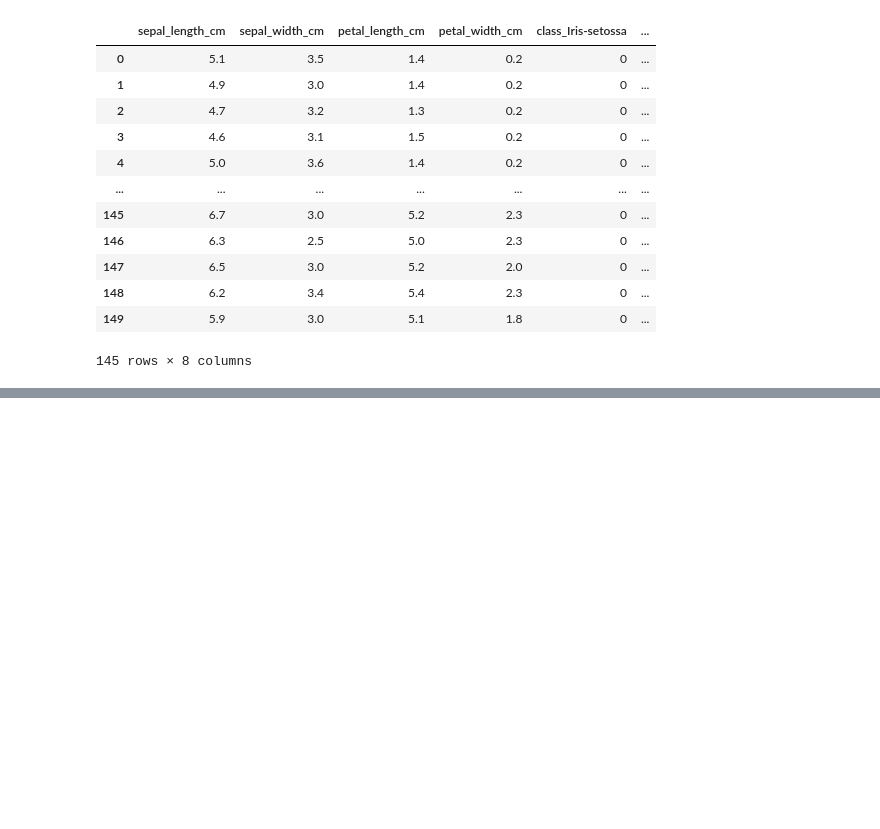
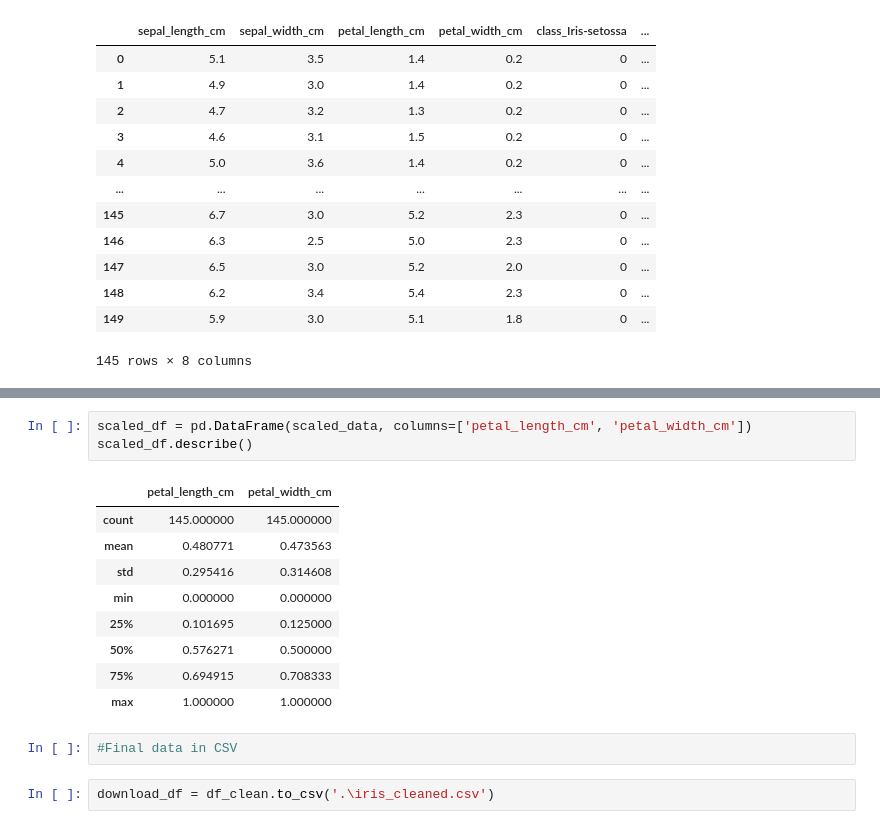
Before and after one commit to Louruiz89/dataptmad0223_labs, a Jupyter notebook: module-3/data-cleaning-challenge/data-cleaning-challenge.ipynb, the cells around one changed output, grey strips where cells are left out. Cells and saved outputs as stored; diff of their text form; blank space fills up the shorter version.

```diff
--- a/module-3/data-cleaning-challenge/data-cleaning-challenge.ipynb
+++ b/module-3/data-cleaning-challenge/data-cleaning-challenge.ipynb
@@ -153,0 +161,17 @@ scaled_df.describe()
+# %%
+scaled_df = pd.DataFrame(scaled_data, columns=['petal_length_cm', 'petal_width_cm'])
+scaled_df.describe()
+# %% [output]
+|  | petal_length_cm | petal_width_cm |
+| count | 145.000000 | 145.000000 |
+| mean | 0.480771 | 0.473563 |
+| std | 0.295416 | 0.314608 |
+| min | 0.000000 | 0.000000 |
+| 25% | 0.101695 | 0.125000 |
+| 50% | 0.576271 | 0.500000 |
+| 75% | 0.694915 | 0.708333 |
+| max | 1.000000 | 1.000000 |
+# %%
+#Final data in CSV
+# %%
+download_df = df_clean.to_csv('.\iris_cleaned.csv')
```
Also changed, not shown: parts of 5 cells of this notebook, 1 other file.
